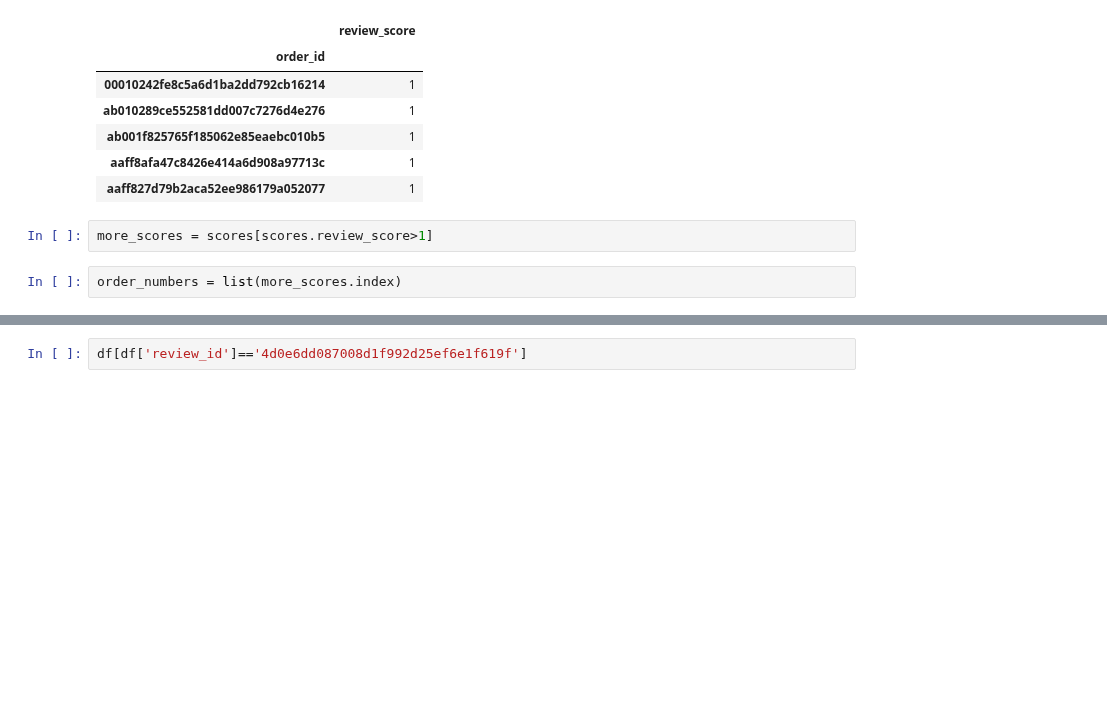
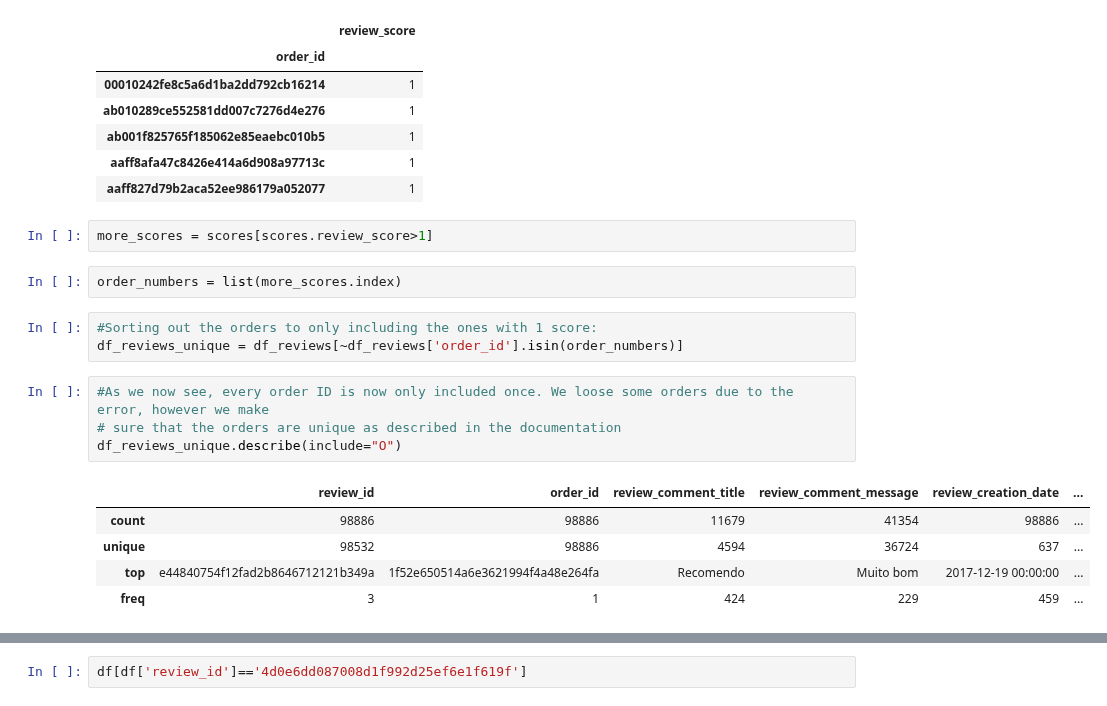
Before and after one commit to MotzWanted/Business_Analytics_Olist, a Jupyter notebook: phase2/Pahse2_recommender_systems.ipynb, the cells around one changed output, grey strips where cells are left out. Saved outputs shown, nothing was run; the diff lists cells and outputs as text; blank space fills up the shorter version.

```diff
--- a/phase2/Pahse2_recommender_systems.ipynb
+++ b/phase2/Pahse2_recommender_systems.ipynb
@@ -133,4 +112,17 @@ scores.head()
 more_scores = scores[scores.review_score>1]
 # %%
 order_numbers = list(more_scores.index)
+# %%
+#Sorting out the orders to only including the ones with 1 score:
+df_reviews_unique = df_reviews[~df_reviews['order_id'].isin(order_numbers)]
+# %%
+#As we now see, every order ID is now only included once. We loose some orders due to the error, however we make
+# sure that the orders are unique as described in the documentation
+df_reviews_unique.describe(include="O")
+# %% [output]
+|  | review_id | order_id | review_comment_title | review_comment_message | review_creation_date | ... |
+| count | 98886 | 98886 | 11679 | 41354 | 98886 | ... |
+| unique | 98532 | 98886 | 4594 | 36724 | 637 | ... |
+| top | e44840754f12fad2b8646712121b349a | 1f52e650514a6e3621994f4a48e264fa | Recomendo | Muito bom | 2017-12-19 00:00:00 | ... |
+| freq | 3 | 1 | 424 | 229 | 459 | ... |
 # %%
```
Also changed, not shown: parts of 16 cells of this notebook.
